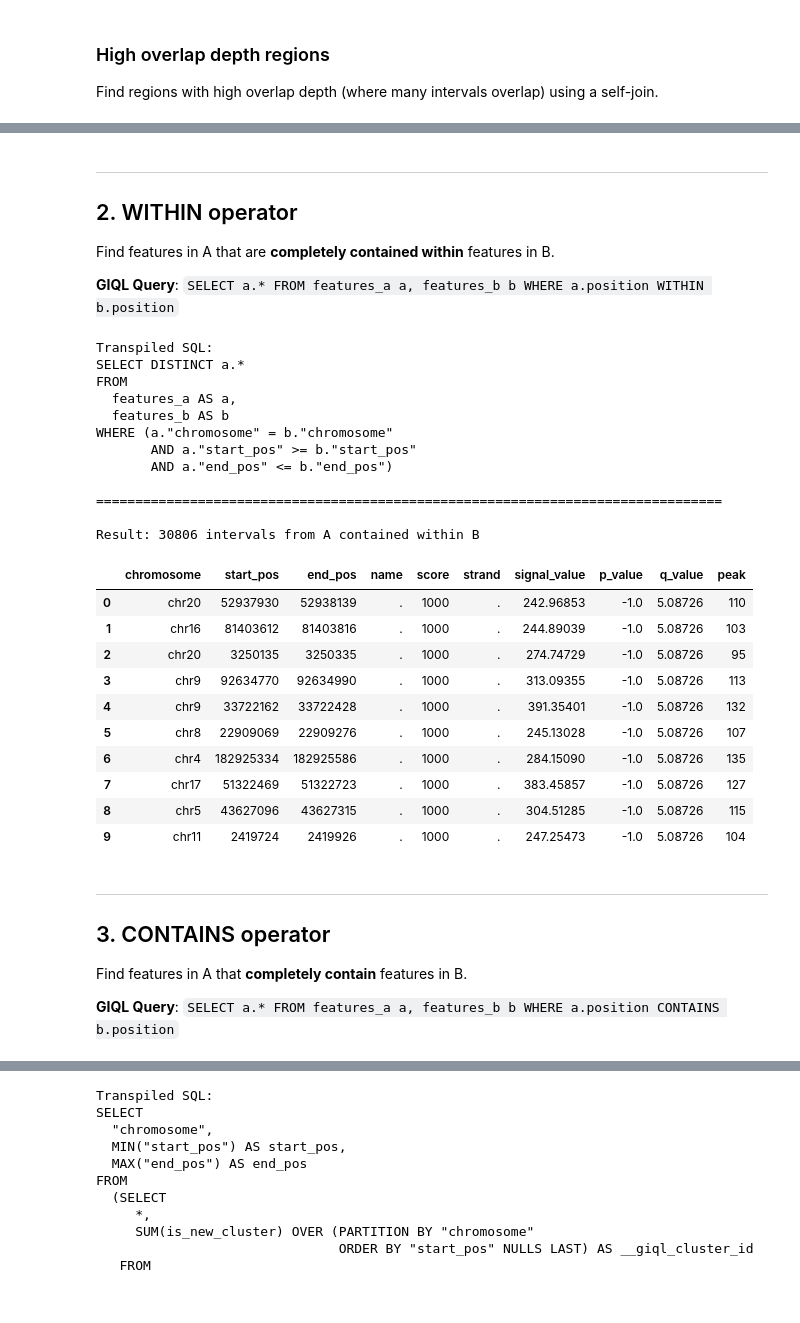
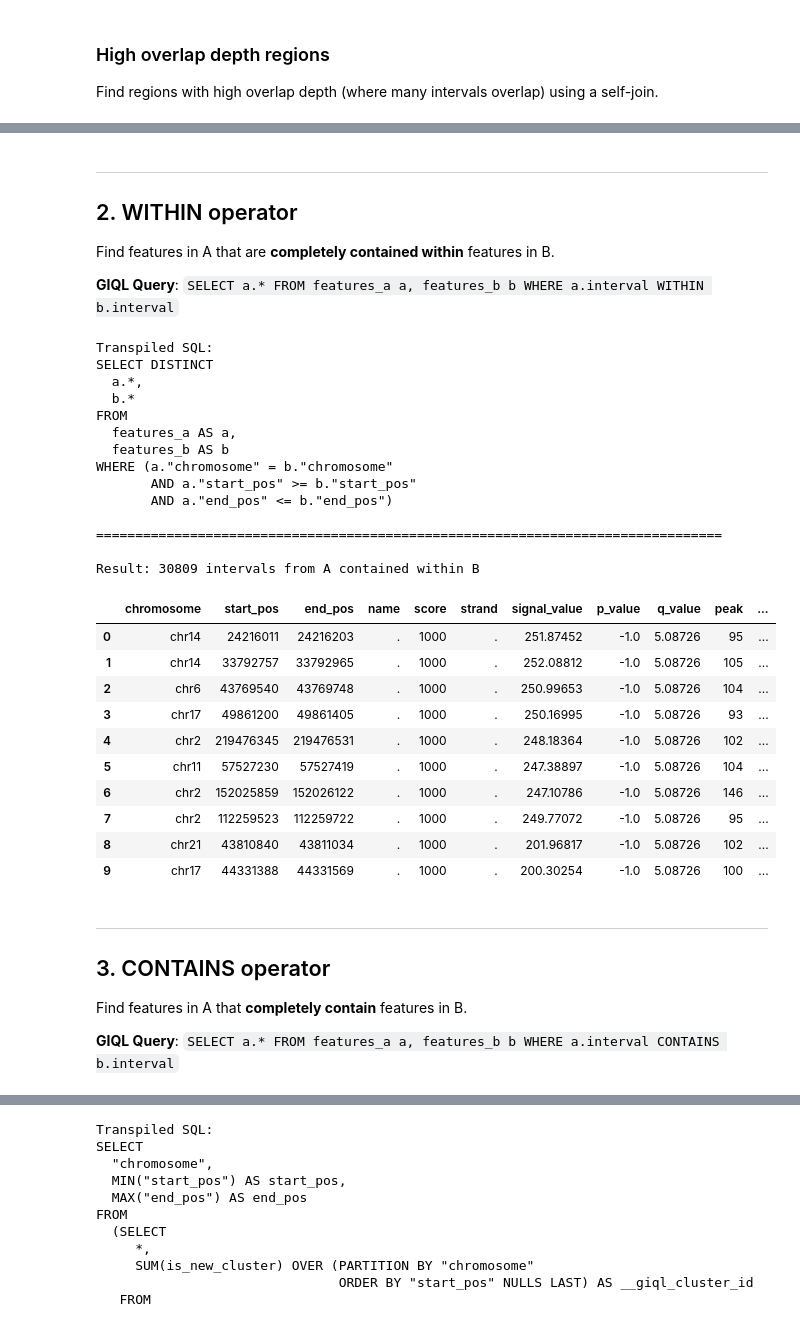
Before and after one commit to abdenlab/giql, a Jupyter notebook: demo.ipynb, the cells around one changed output, grey strips where cells are left out. Saved outputs shown, nothing was run; the diff lists cells and outputs as text; code cells hidden in the pictures.

```diff
--- a/demo.ipynb
+++ b/demo.ipynb
@@ -225,54 +217,56 @@ Max overlap depth: 2
 
 Find features in A that are **completely contained within** features in B.
 
-**GIQL Query**: `SELECT a.* FROM features_a a, features_b b WHERE a.position WITHIN b.position`
+**GIQL Query**: `SELECT a.* FROM features_a a, features_b b WHERE a.interval WITHIN b.interval`
 # %%
 # Define GIQL query
 giql_query = """
-    SELECT DISTINCT a.*
+    SELECT DISTINCT a.*, b.*
     FROM features_a a, features_b b
-    WHERE a.position WITHIN b.position
+    WHERE a.interval WITHIN b.interval
 """
 
 # Transpile to SQL
 sql = engine.transpile(giql_query)
 print("Transpiled SQL:")
 print(
     sqlparse.format(
         sql, reindent=True, keyword_case="upper", indent_columns=True, indent_width=2
     )
 )
 print("\n" + "=" * 80 + "\n")
 
 # Execute with DuckDB via GIQL engine
 cursor = engine.conn.execute(sql)
 result = cursor.df()  # Get result as pandas DataFrame
 print(f"Result: {len(result)} intervals from A contained within B")
 result.head(10)
 # %% [output]
 Transpiled SQL:
-SELECT DISTINCT a.*
+SELECT DISTINCT
+  a.*,
+  b.*
 FROM
   features_a AS a,
   features_b AS b
 WHERE (a."chromosome" = b."chromosome"
        AND a."start_pos" >= b."start_pos"
        AND a."end_pos" <= b."end_pos")
 
 ================================================================================
 
-Result: 30806 intervals from A contained within B
+Result: 30809 intervals from A contained within B
-|  | chromosome | start_pos | end_pos | name | score | strand | signal_value | p_value | q_value | peak |
-| 0 | chr20 | 52937930 | 52938139 | . | 1000 | . | 242.96853 | -1.0 | 5.08726 | 110 |
-| 1 | chr16 | 81403612 | 81403816 | . | 1000 | . | 244.89039 | -1.0 | 5.08726 | 103 |
-| 2 | chr20 | 3250135 | 3250335 | . | 1000 | . | 274.74729 | -1.0 | 5.08726 | 95 |
-| 3 | chr9 | 92634770 | 92634990 | . | 1000 | . | 313.09355 | -1.0 | 5.08726 | 113 |
-| 4 | chr9 | 33722162 | 33722428 | . | 1000 | . | 391.35401 | -1.0 | 5.08726 | 132 |
-| 5 | chr8 | 22909069 | 22909276 | . | 1000 | . | 245.13028 | -1.0 | 5.08726 | 107 |
-| 6 | chr4 | 182925334 | 182925586 | . | 1000 | . | 284.15090 | -1.0 | 5.08726 | 135 |
-| 7 | chr17 | 51322469 | 51322723 | . | 1000 | . | 383.45857 | -1.0 | 5.08726 | 127 |
-| 8 | chr5 | 43627096 | 43627315 | . | 1000 | . | 304.51285 | -1.0 | 5.08726 | 115 |
-| 9 | chr11 | 2419724 | 2419926 | . | 1000 | . | 247.25473 | -1.0 | 5.08726 | 104 |
+|  | chromosome | start_pos | end_pos | name | score | strand | signal_value | p_value | q_value | peak | ... |
+| 0 | chr14 | 24216011 | 24216203 | . | 1000 | . | 251.87452 | -1.0 | 5.08726 | 95 | ... |
+| 1 | chr14 | 33792757 | 33792965 | . | 1000 | . | 252.08812 | -1.0 | 5.08726 | 105 | ... |
+| 2 | chr6 | 43769540 | 43769748 | . | 1000 | . | 250.99653 | -1.0 | 5.08726 | 104 | ... |
+| 3 | chr17 | 49861200 | 49861405 | . | 1000 | . | 250.16995 | -1.0 | 5.08726 | 93 | ... |
+| 4 | chr2 | 219476345 | 219476531 | . | 1000 | . | 248.18364 | -1.0 | 5.08726 | 102 | ... |
+| 5 | chr11 | 57527230 | 57527419 | . | 1000 | . | 247.38897 | -1.0 | 5.08726 | 104 | ... |
+| 6 | chr2 | 152025859 | 152026122 | . | 1000 | . | 247.10786 | -1.0 | 5.08726 | 146 | ... |
+| 7 | chr2 | 112259523 | 112259722 | . | 1000 | . | 249.77072 | -1.0 | 5.08726 | 95 | ... |
+| 8 | chr21 | 43810840 | 43811034 | . | 1000 | . | 201.96817 | -1.0 | 5.08726 | 102 | ... |
+| 9 | chr17 | 44331388 | 44331569 | . | 1000 | . | 200.30254 | -1.0 | 5.08726 | 100 | ... |
 # %% [markdown]
 ---
 
@@ -280,7 +274,7 @@ Result: 30806 intervals from A contained within B
 
 Find features in A that **completely contain** features in B.
 
-**GIQL Query**: `SELECT a.* FROM features_a a, features_b b WHERE a.position CONTAINS b.position`
+**GIQL Query**: `SELECT a.* FROM features_a a, features_b b WHERE a.interval CONTAINS b.interval`
 # %%
 # Define GIQL query
 giql_query = """
```
Also changed, not shown: parts of 19 cells of this notebook, 5 other files.
